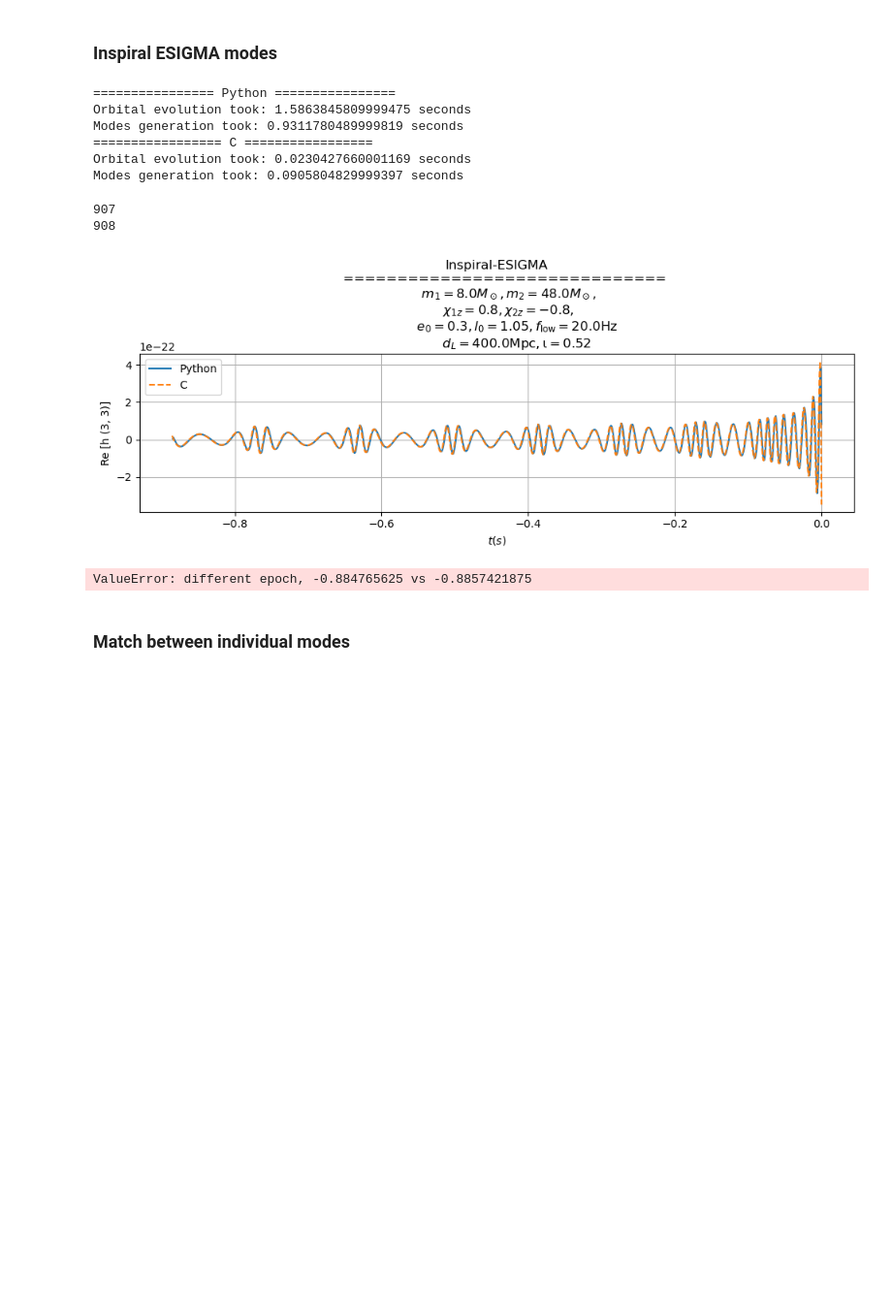
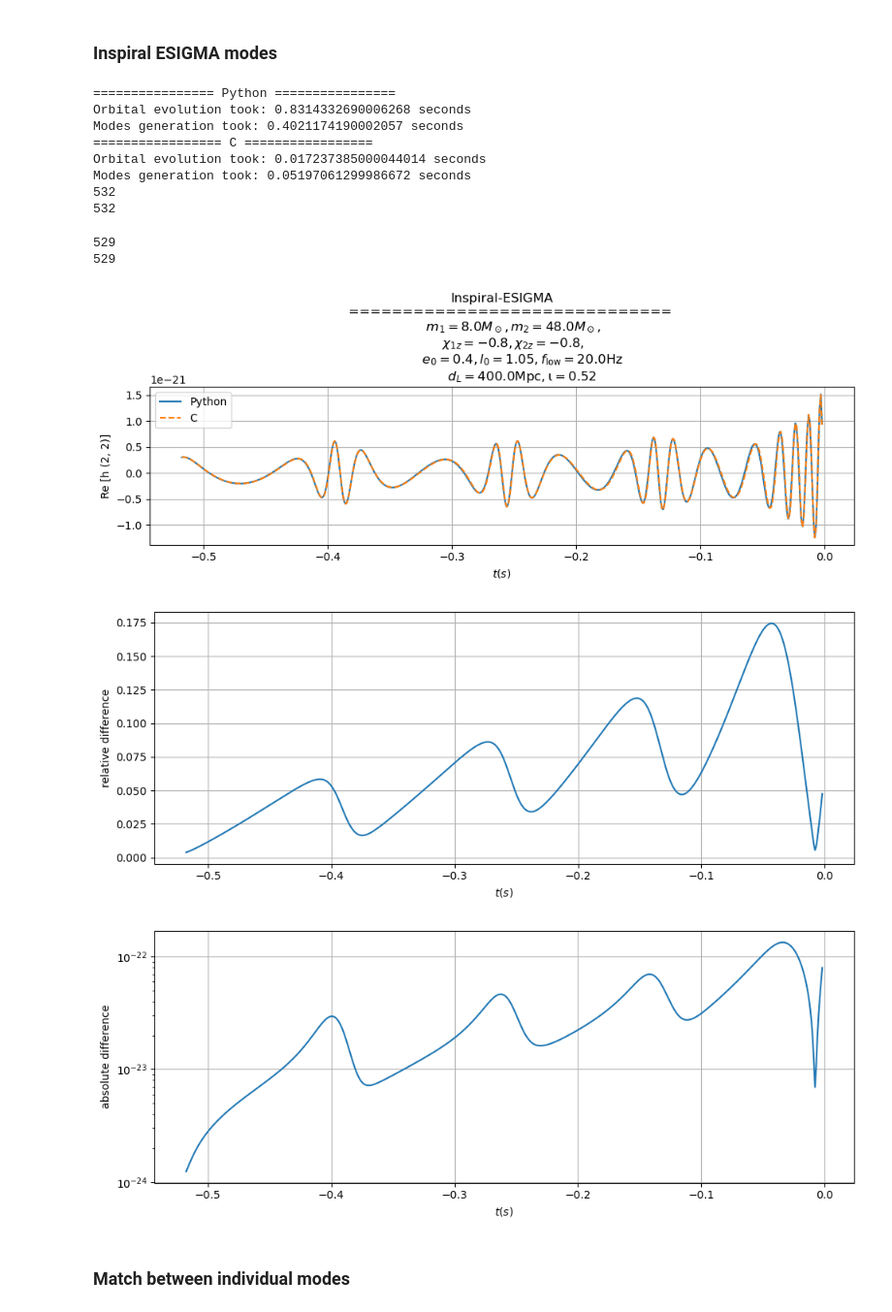
Before and after one commit to samanwaya-mukherjee/esigmapy, a Jupyter notebook: notebooks/esigma_python.ipynb, the cells around one changed output. Shown at 97% size. Saved outputs shown, nothing was run; the diff lists cells and outputs as text; code cells hidden in the pictures; blank space fills up the shorter version.

```diff
--- a/notebooks/esigma_python.ipynb
+++ b/notebooks/esigma_python.ipynb
@@ -34,9 +34,9 @@ mode PN order is 4
 # %%
 m1 = 8.0  # masses (in solar masses)
 m2 = 48.0
-spin1z = 0.8  # dimensionless spins
+spin1z = -0.8  # dimensionless spins
 spin2z = -0.8
-eccentricity = 0.3  # starting eccentricity
+eccentricity = 0.4  # starting eccentricity
 mean_anomaly = 60 * np.pi / 180.0  # starting mean anomaly
 
 # Creating modes list
@@ -67,7 +67,7 @@ Modes to include: [(2, -2), (2, -1), (2, 1), (2, 2), (3, -3), (3, -2), (3, -1),
 ### Inspiral ESIGMA modes
 # %%
 print('================ Python ================')
-inspiral_modes_py = gp.get_inspiral_esigma_modes_py(
+inspiral_modes_py = genpy.get_inspiral_esigma_modes_py(
     mass1=m1,
     mass2=m2,
     spin1z=spin1z,
@@ -97,22 +97,25 @@ inspiral_modes_c = esigmapy.get_inspiral_esigma_modes(
     modes_to_use=modes_to_use,
     verbose=True
 )
-
-# for mode in modes_to_use:
-#     inspiral_modes_c[mode] = inspiral_modes_c[mode][2:] # trimming the first two entries to make the arrays same in length
-#     inspiral_modes_py[mode] = inspiral_modes_py[mode][2:] # trimming the first entry to discard initial time flucatuations
+print(len(inspiral_modes_c[modes_to_use[0]]))
+print(len(inspiral_modes_py[modes_to_use[0]]))
+for mode in modes_to_use:
+    inspiral_modes_c[mode] = inspiral_modes_c[mode].copy()[1:-2]
+    inspiral_modes_py[mode] = inspiral_modes_py[mode].copy()[1:-2]
 # %% [output]
 ================ Python ================
-Orbital evolution took: 1.5863845809999475 seconds
-Modes generation took: 0.9311780489999819 seconds
+Orbital evolution took: 0.8314332690006268 seconds
+Modes generation took: 0.4021174190002057 seconds
 ================= C =================
-Orbital evolution took: 0.0230427660001169 seconds
-Modes generation took: 0.0905804829999397 seconds
+Orbital evolution took: 0.017237385000044014 seconds
+Modes generation took: 0.05197061299986672 seconds
+532
+532
 # %%
-plot_mode = (3,3)
+plot_mode = (2,2)
 
-hlm_py_real_inspiral = inspiral_modes_py[plot_mode].copy().real()
-hlm_c_real_inspiral = inspiral_modes_c[plot_mode].copy().real()
+hlm_py_real_inspiral = inspiral_modes_py[plot_mode].real()
+hlm_c_real_inspiral = inspiral_modes_c[plot_mode].real()
 
 print(len(hlm_py_real_inspiral))
 print(len(hlm_c_real_inspiral))
@@ -134,38 +137,39 @@ plt.xlabel(r"$t (s)$")
 plt.ylabel(f"Re [h {plot_mode}]")
 plt.legend()
 plt.grid()
 # plt.xlim(0.7,0.74)
 # plt.ylim(-1e-21,1e-21)
 plt.tight_layout()
 plt.show()
 
 ### Plotting difference ##
 
 eps = 1e-30
 abs_diff = np.abs(inspiral_modes_py[plot_mode]-inspiral_modes_c[plot_mode])
 rel_diff = abs_diff / np.maximum(np.abs(inspiral_modes_c[plot_mode]), eps)
 
 plt.figure(figsize=(10, 4))
 plt.plot(hlm_py_real_inspiral.sample_times,rel_diff)
 plt.xlabel(r"$t (s)$")
-plt.ylabel('absolute difference')
+plt.ylabel('relative difference')
 plt.grid()
 plt.tight_layout()
 plt.show()
 
 
 plt.figure(figsize=(10, 4))
 plt.semilogy(hlm_py_real_inspiral.sample_times,abs_diff)
 plt.xlabel(r"$t (s)$")
 plt.ylabel('absolute difference')
 plt.grid()
 plt.tight_layout()
 plt.show()
 # %% [output]
-907
-908
+529
+529
-[figure, old version]
+[figure, new version]
-ValueError: different epoch, -0.884765625 vs -0.8857421875
+[figure, added]
+[figure, added]
 # %% [markdown]
 ### Match between individual modes
 # %%
```
Also changed, not shown: parts of 9 cells of this notebook.
